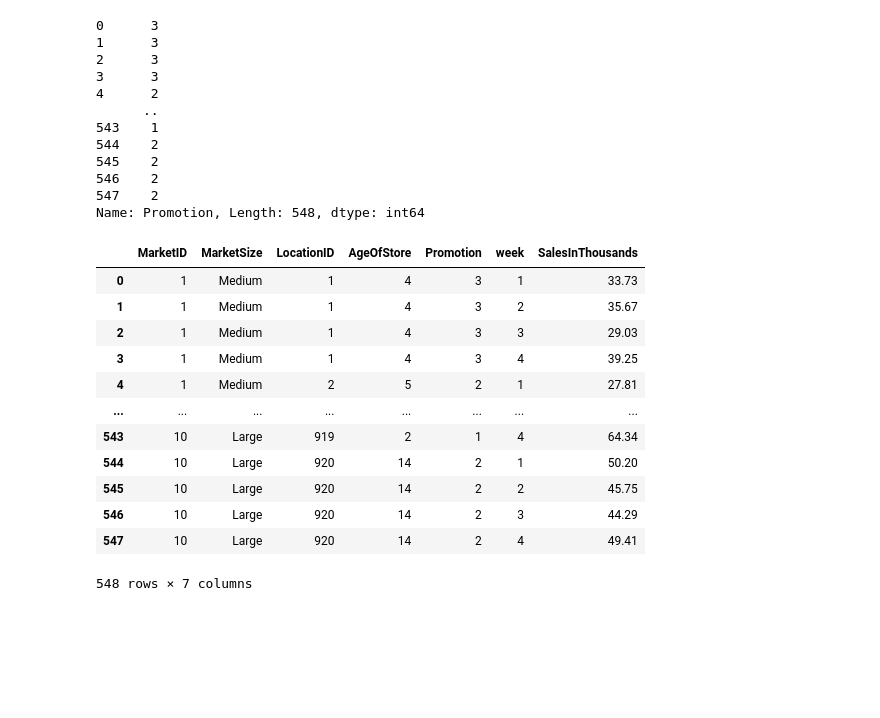
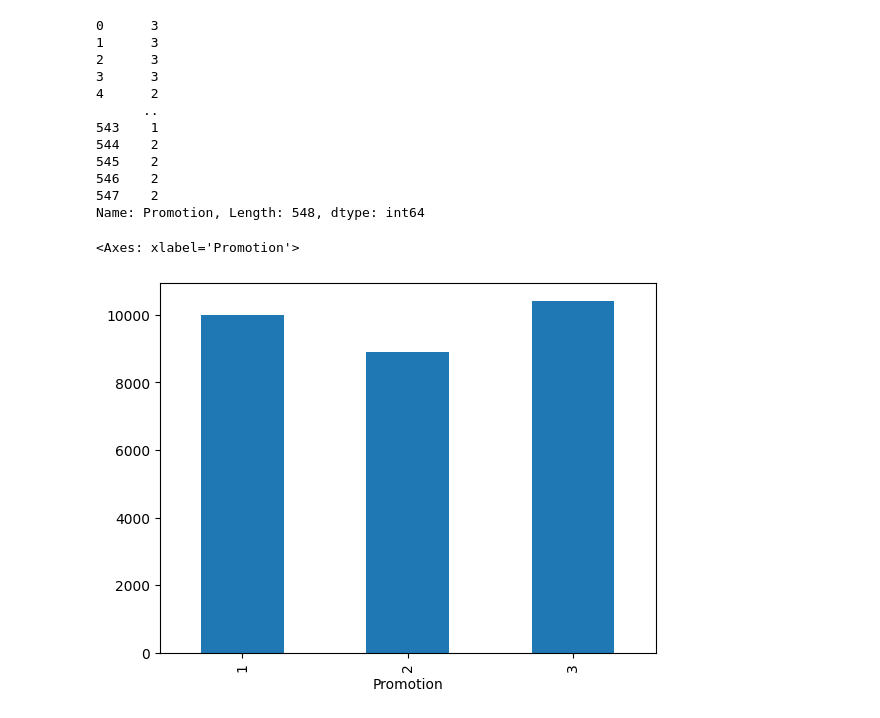
Before and after one commit to LakshmiRajan05/A-B-Testing-on-Food-Marketing-data, a Jupyter notebook: A_B_testing.ipynb, the cells around one changed output. Drawn from its saved outputs; the diff is of its cells as text; code cells hidden in the pictures; blank space fills up the shorter version.

```diff
--- a/A_B_testing.ipynb
+++ b/A_B_testing.ipynb
@@ -41,19 +57,10 @@ data["Promotion"]
 546    2
 547    2
 Name: Promotion, Length: 548, dtype: int64
-# %%
-data
-# %% [output]
-|  | MarketID | MarketSize | LocationID | AgeOfStore | Promotion | week | SalesInThousands |
-| 0 | 1 | Medium | 1 | 4 | 3 | 1 | 33.73 |
-| 1 | 1 | Medium | 1 | 4 | 3 | 2 | 35.67 |
-| 2 | 1 | Medium | 1 | 4 | 3 | 3 | 29.03 |
-| 3 | 1 | Medium | 1 | 4 | 3 | 4 | 39.25 |
-| 4 | 1 | Medium | 2 | 5 | 2 | 1 | 27.81 |
-| ... | ... | ... | ... | ... | ... | ... | ... |
-| 543 | 10 | Large | 919 | 2 | 1 | 4 | 64.34 |
-| 544 | 10 | Large | 920 | 14 | 2 | 1 | 50.20 |
-| 545 | 10 | Large | 920 | 14 | 2 | 2 | 45.75 |
-| 546 | 10 | Large | 920 | 14 | 2 | 3 | 44.29 |
-| 547 | 10 | Large | 920 | 14 | 2 | 4 | 49.41 |
-548 rows × 7 columns
+# %%
+ # comapre the sales of 3 promotion strategies across 4 weeks
+plt.figure()
+data.pivot_table(index='Promotion',aggfunc="sum")["SalesInThousands"].plot.bar()
+# %% [output]
+<Axes: xlabel='Promotion'>
+[figure, added]
```
Also changed, not shown: parts of 18 cells of this notebook.
